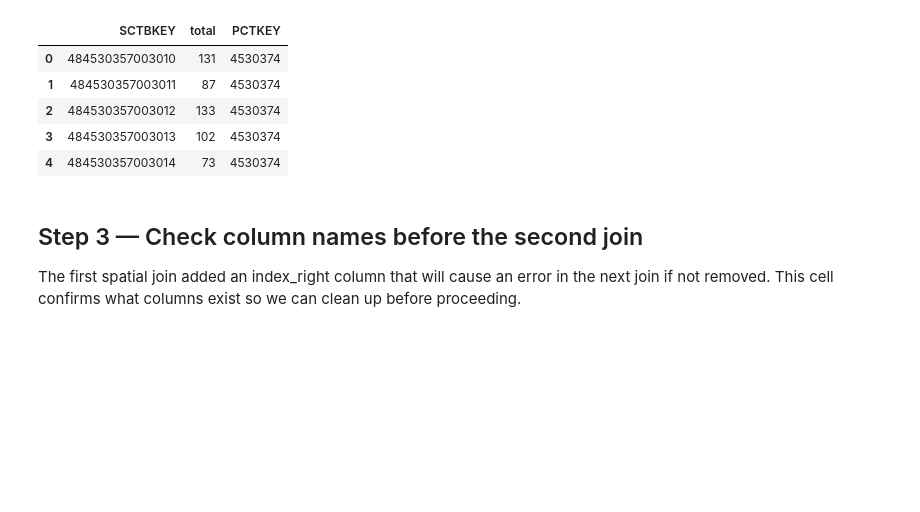
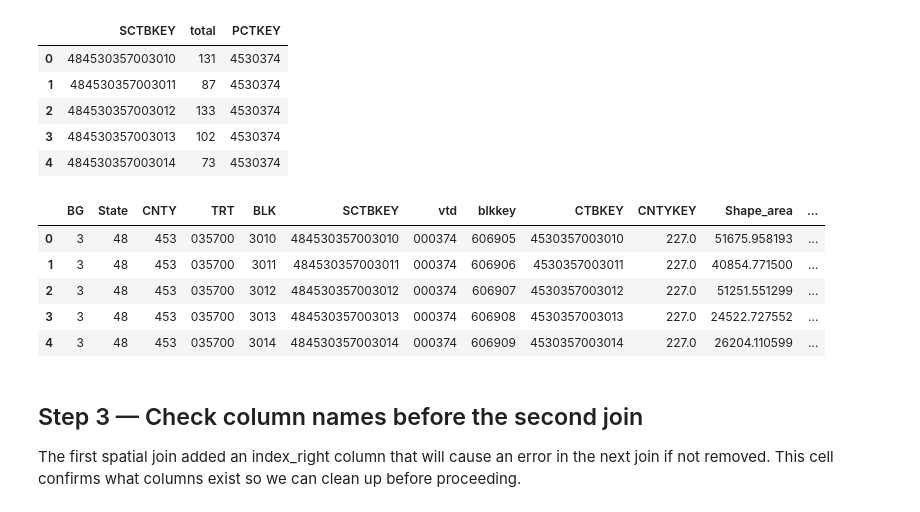
Before and after one commit to bluebonnet-data/bb-unified-election-data, a Jupyter notebook: notebooks/03_spatial_intersection.ipynb, the cells around one changed output. Cells and saved outputs as stored; diff of their text form; code cells hidden in the pictures; blank space fills up the shorter version.

Commit message:
Update comments in 03_spatial_intersection notebook

```diff
--- a/notebooks/03_spatial_intersection.ipynb
+++ b/notebooks/03_spatial_intersection.ipynb
@@ -53,6 +53,19 @@ Null precinct assignments: 0
 | 2 | 484530357003012 | 133 | 4530374 |
 | 3 | 484530357003013 | 102 | 4530374 |
 | 4 | 484530357003014 | 73 | 4530374 |
+# %%
+# The result: Every block now has a new column PCTKEY telling it which precinct it belongs to.
+   # The reason we got 24,747 rows from 16,906 blocks is that some blocks sit right on a precinct boundary
+   # line and technically intersect two precincts, so they get matched to both. That's expected and handled
+   # later when we calculate weights.
+blocks_with_precinct.head()
+# %% [output]
+|  | BG | State | CNTY | TRT | BLK | SCTBKEY | vtd | blkkey | CTBKEY | CNTYKEY | Shape_area | ... |
+| 0 | 3 | 48 | 453 | 035700 | 3010 | 484530357003010 | 000374 | 606905 | 4530357003010 | 227.0 | 51675.958193 | ... |
+| 1 | 3 | 48 | 453 | 035700 | 3011 | 484530357003011 | 000374 | 606906 | 4530357003011 | 227.0 | 40854.771500 | ... |
+| 2 | 3 | 48 | 453 | 035700 | 3012 | 484530357003012 | 000374 | 606907 | 4530357003012 | 227.0 | 51251.551299 | ... |
+| 3 | 3 | 48 | 453 | 035700 | 3013 | 484530357003013 | 000374 | 606908 | 4530357003013 | 227.0 | 24522.727552 | ... |
+| 4 | 3 | 48 | 453 | 035700 | 3014 | 484530357003014 | 000374 | 606909 | 4530357003014 | 227.0 | 26204.110599 | ... |
 # %% [markdown]
 ## Step 3 — Check column names before the second join
 
```
Also changed, not shown: parts of 2 cells of this notebook.
